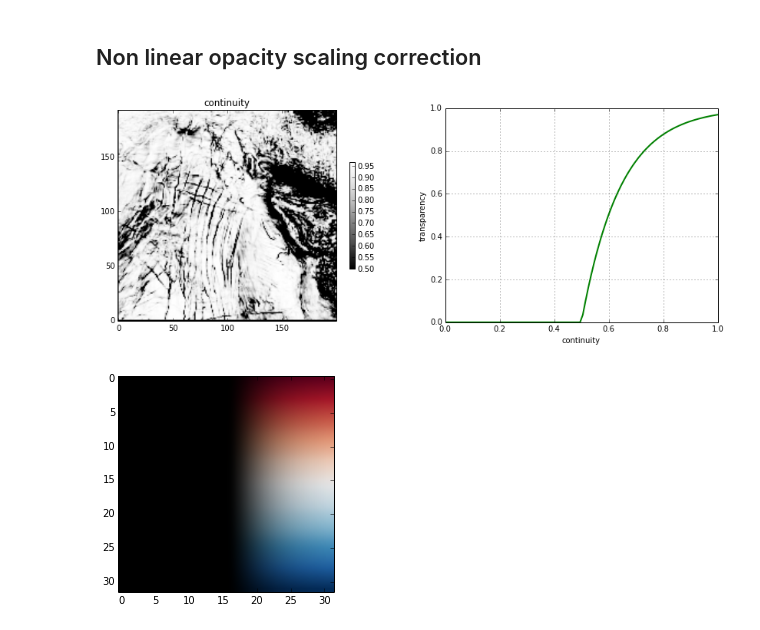
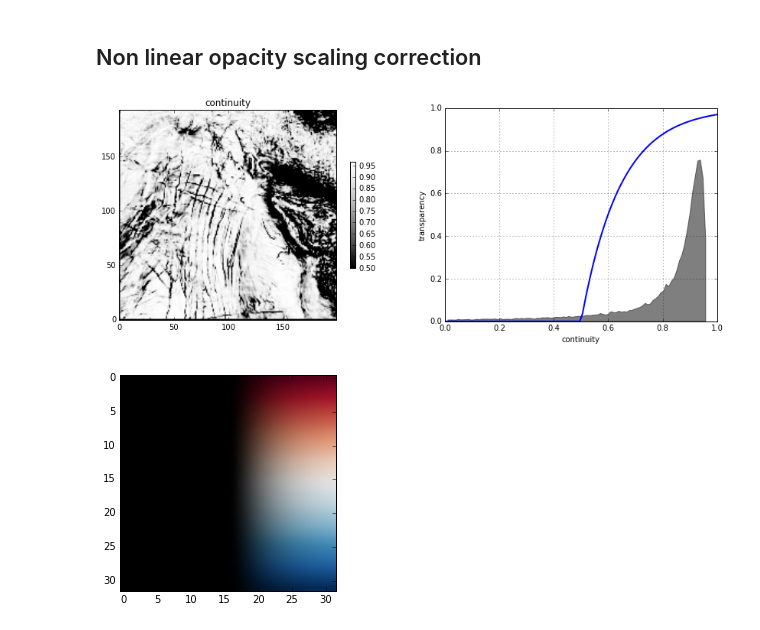
Before and after one commit to agilescientific/notebooks, a Jupyter notebook: Corendering_attributes.ipynb, the cells around one changed output. Cells and saved outputs as stored; diff of their text form; code cells hidden in the pictures.

```diff
--- a/Corendering_attributes.ipynb
+++ b/Corendering_attributes.ipynb
@@ -249,46 +246,60 @@ Now every value in the image space represents an specific value in the x-y plane
 # %%
 Bstart = 0.5
 Bstop = 1.0
 
 power = np.arange(1, 6)
 base = 10 * np.ones(len(power))
 c = base**power
 k = 7
 
 def opaque_transform(x, k, Bstart):
     curve = 1 - np.exp(-1 * k * (x-Bstart))
     return np.clip(curve, 0.0, 1.0)
 
 Bscaled = opaque_transform(B, k, Bstart)
 
 fig = plt.figure(figsize=(14,5))
 
 # Left-hand plot
 ax = fig.add_subplot(121)
 plt.imshow(Bscaled, cmap='Greys_r', origin='bottom', vmin=Bstart)
 plt.colorbar(shrink=0.5)
 plt.title('continuity')
 
 # Right-hand plot
 ax2 = fig.add_subplot(122)
 
-# Histogram
-hist, bins = np.histogram(Bscaled, 40)
-plt.hist(hist, bins)
+def opacity_plot(ax, data, k=7.0):
+    """
+    ax : axes to plot in
+    data: data to make histogram
+    k: exponential factor, default is 7.0
+    """
 
-# Opacity curve
-x = np.linspace(0,1.0,100)
-y = opaque_transform(x, k, Bstart)
-ax2.plot(x,y, '-', lw=2)
-ax2.set_xlim([0,1.0])
-ax2.set_ylim([0,1.0])
-ax2.grid()
-plt.ylabel('transparency')
-plt.xlabel('continuity')
+    # Histogram
+    hy, hx = np.histogram(np.ravel(data), 100)
+    denom = np.amax(hy)
+    hy = hy / float(denom)
+    ax.fill_between(hx[1:-1], hy[1:], 0, color='k', alpha=0.5)
+
+
+    # Opacity curve
+    x = np.linspace(0,1.0,100)
+    y = opaque_transform(x, k, Bstart)
+    ax.plot(x,y, '-', lw=2)
+    ax.set_xlim([0,1.0])
+    ax.set_ylim([0,1.0])
+    ax.grid()
+    ax.set_ylabel('transparency')
+    ax.set_xlabel('continuity')
+    return ax
+
+
+opacity_plot(ax2, Bscaled)
 
 plt.show()
 # %% [output]
-[figure, old version]
+[figure, new version]
 # %%
 hues, sats = np.mgrid[0:1:32j, 0:1:32j]
 Bscbar = opaque_transform(sats,k,Bstart)
```
Also changed, not shown: parts of 9 cells of this notebook.
